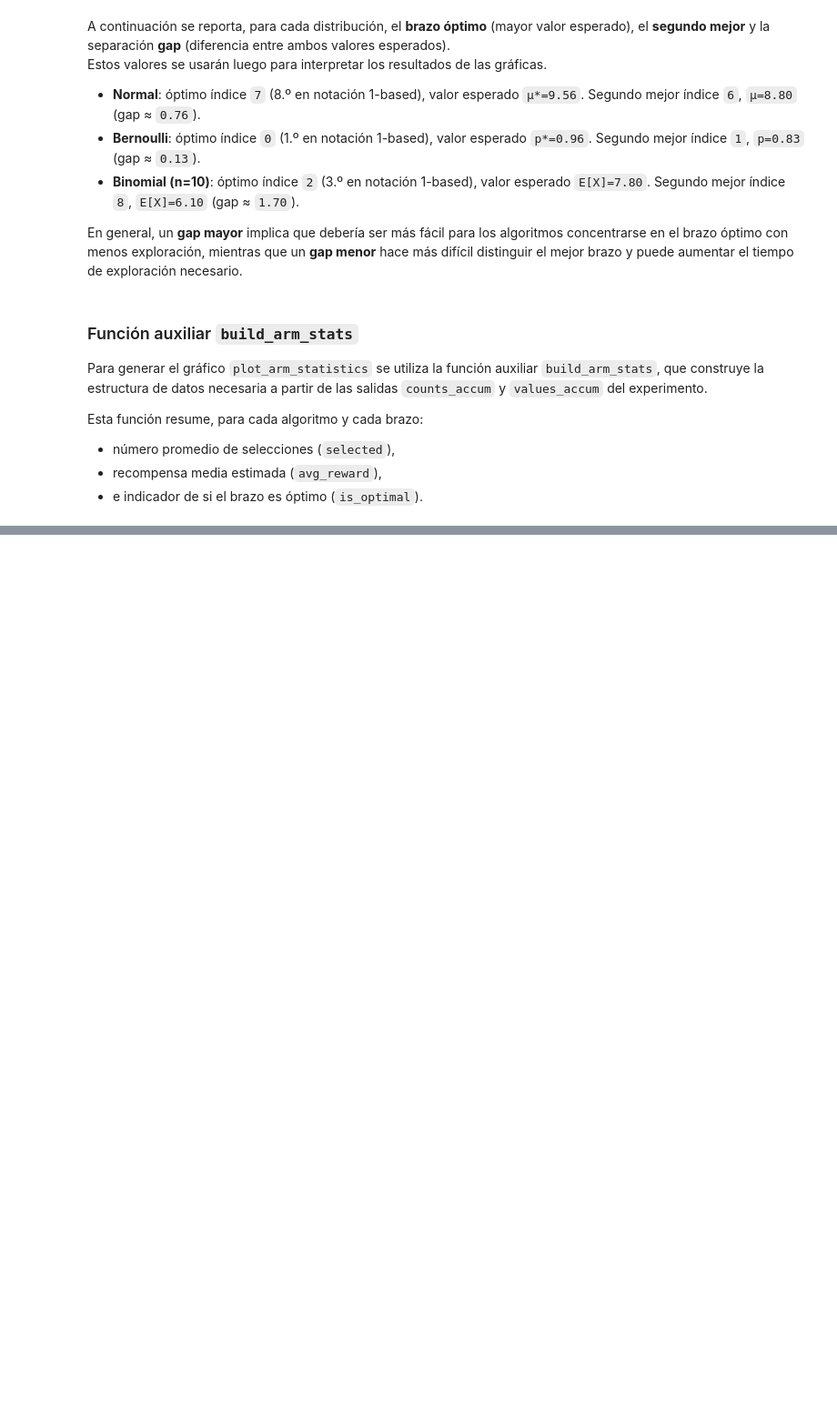
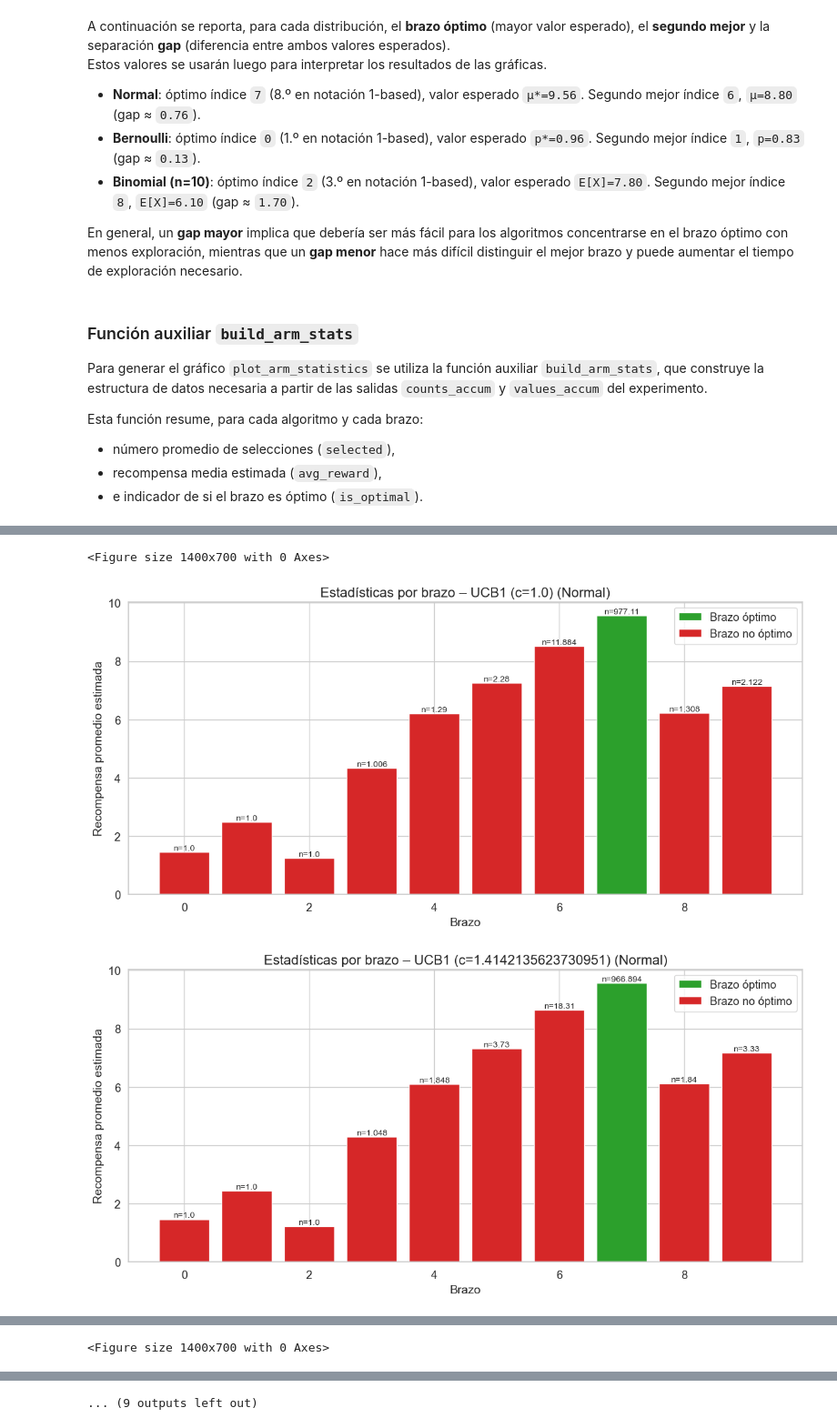
Before and after one commit to imchrisrueda/extML, a Jupyter notebook: k_brazos/banditUCB.ipynb, the cells around one changed output, grey strips where cells are left out. Shown at 91% size. Drawn from its saved outputs; the diff is of its cells as text; code cells hidden in the pictures; blank space fills up the shorter version.

```diff
--- a/k_brazos/banditUCB.ipynb
+++ b/k_brazos/banditUCB.ipynb
@@ -272,3 +274,28 @@ Esta función resume, para cada algoritmo y cada brazo:
 - número promedio de selecciones (`selected`),
 - recompensa media estimada (`avg_reward`),
 - e indicador de si el brazo es óptimo (`is_optimal`).
+# %%
+# Función auxiliar: construir estadísticas por brazo (para plot_arm_statistics)
+
+def build_arm_stats(bandit, counts, values, algorithm_labels):
+
+    optimal_arm = bandit.optimal_arm # Índice del brazo óptimo para marcarlo en las estadísticas
+    arm_stats = []
+
+    for algo_idx in range(len(algorithm_labels)): # Para cada algoritmo generamos las estadísticas por brazo
+        stats = {}
+        for arm_idx in range(bandit.k):
+            stats[arm_idx] = {
+                "selected": counts[algo_idx][arm_idx],
+                "avg_reward": values[algo_idx][arm_idx],
+                "is_optimal": (arm_idx == optimal_arm)
+            }
+        arm_stats.append(stats)
+
+    return arm_stats
+
+
+# Construir estadísticas por brazo para cada tipo de bandido
+arm_stats_normal = build_arm_stats(bandit_normal, counts_normal, values_normal, algorithms_normal)
+arm_stats_bernoulli = build_arm_stats(bandit_bernoulli, counts_bernoulli, values_bernoulli, algorithms_bernoulli)
+arm_stats_binomial = build_arm_stats(bandit_binomial, counts_binomial, values_binomial, algorithms_binomial)
@@ -274,0 +523,10 @@ Esta función resume, para cada algoritmo y cada brazo:
+# %%
+# Estadísticas por brazo
+
+plot_arm_statistics(arm_stats_normal, algorithms_normal, 'Normal')
+plot_arm_statistics(arm_stats_bernoulli, algorithms_bernoulli, 'Bernoulli')
+plot_arm_statistics(arm_stats_binomial, algorithms_binomial, 'Binomial')
+# %% [output]
+<Figure size 1400x700 with 0 Axes>
+[figure, added]
+[figure, added]
@@ -274,0 +537 @@ Esta función resume, para cada algoritmo y cada brazo:
+<Figure size 1400x700 with 0 Axes>
@@ -274,0 +542 @@ Esta función resume, para cada algoritmo y cada brazo:
+... (9 outputs left out)
```
Also changed, not shown: parts of 15 cells of this notebook.
